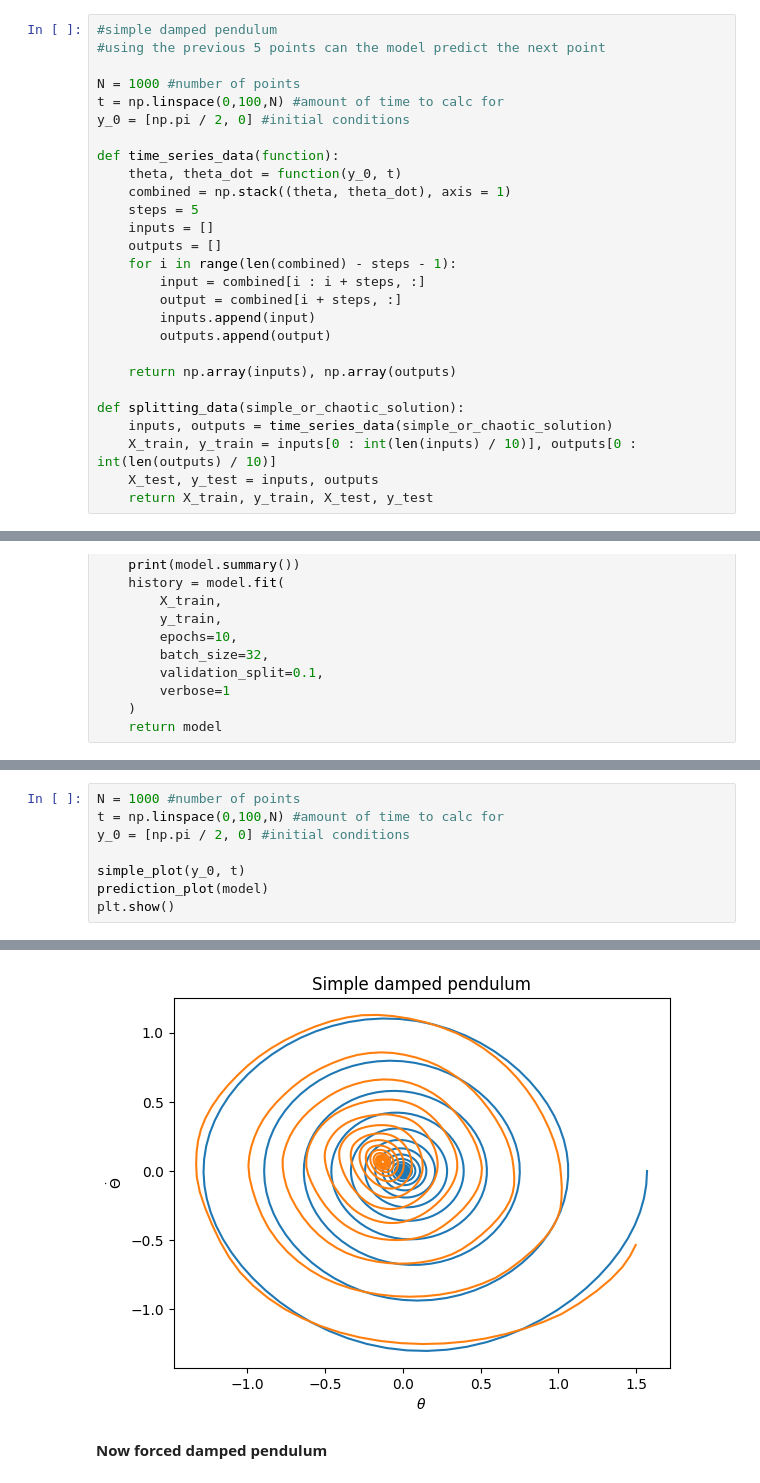
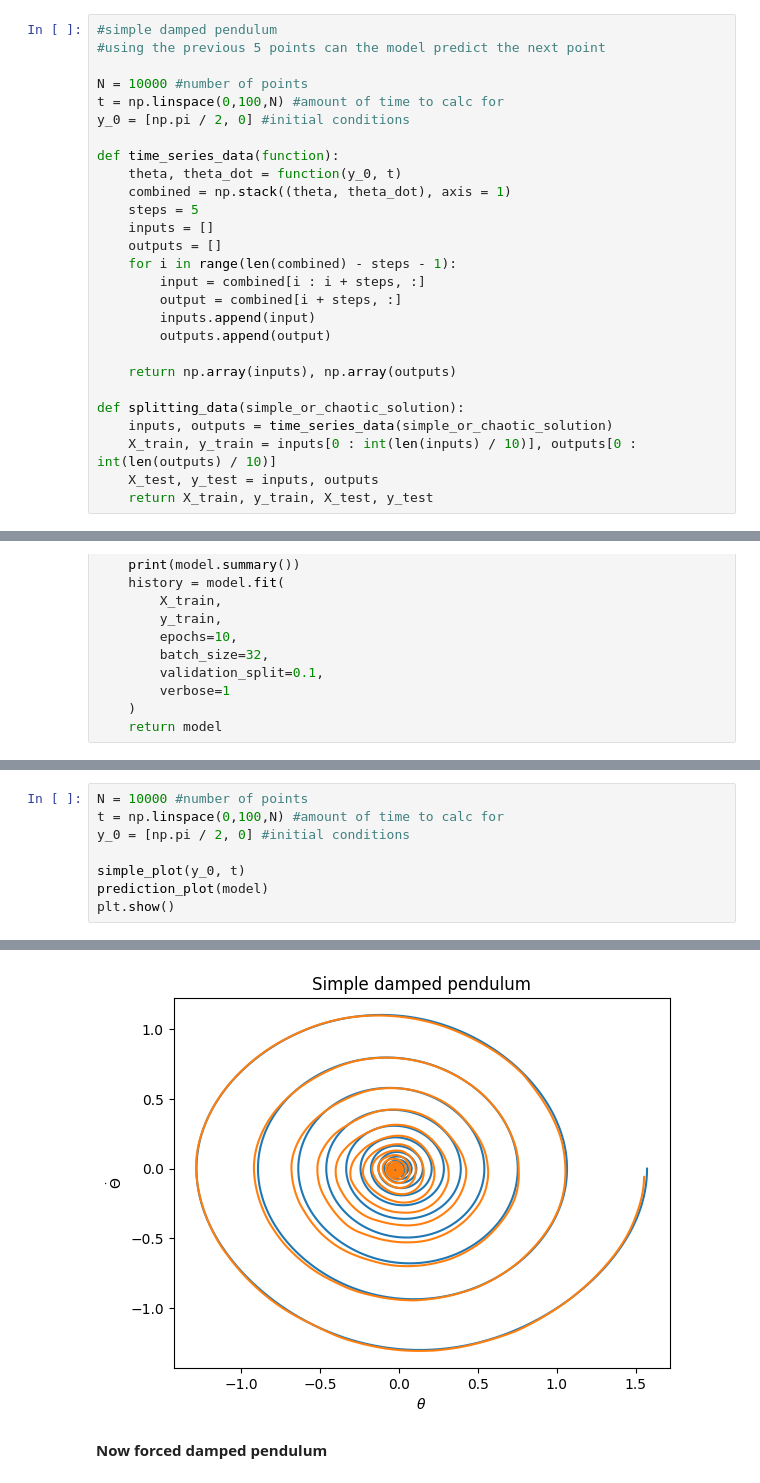
Before and after one commit to Groovy-Dino/Forced-Damped-Pendulum-Prediction-Plot, a Jupyter notebook: forced_damped_pendulum_prediction.ipynb, the cells around one changed output, grey strips where cells are left out. Drawn from its saved outputs; the diff is of its cells as text.

```diff
--- a/forced_damped_pendulum_prediction.ipynb
+++ b/forced_damped_pendulum_prediction.ipynb
@@ -63,7 +63,7 @@ Now to gather as data
 #simple damped pendulum
 #using the previous 5 points can the model predict the next point
 
-N = 1000 #number of points
+N = 10000 #number of points
 t = np.linspace(0,100,N) #amount of time to calc for
 y_0 = [np.pi / 2, 0] #initial conditions
 
@@ -154,5 +154,5 @@ Epoch 10/10
 # %%
-N = 1000 #number of points
+N = 10000 #number of points
 t = np.linspace(0,100,N) #amount of time to calc for
 y_0 = [np.pi / 2, 0] #initial conditions
 
@@ -164,4 +164,4 @@ plt.show()
-[figure, old version]
+[figure, new version]
 # %% [markdown]
 **Now forced damped pendulum**
 # %%
```
Also changed, not shown: parts of 6 cells of this notebook.
